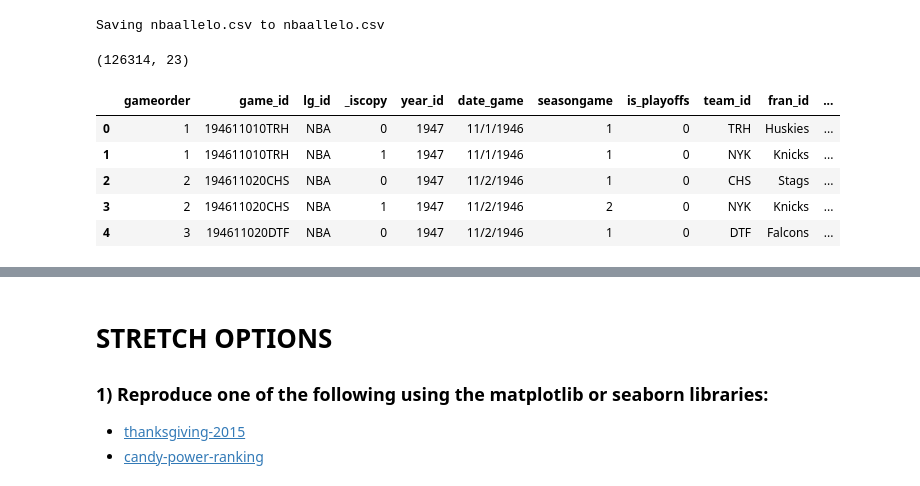
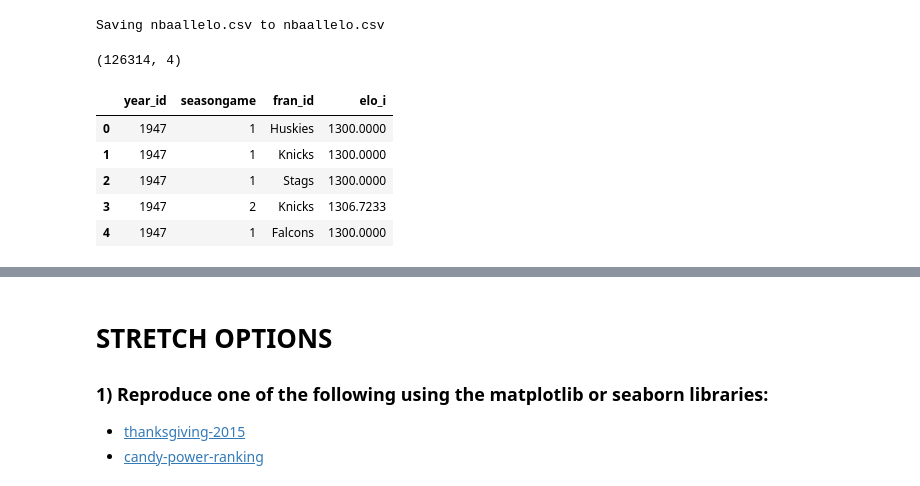
Before and after one commit to henryspg/DS-Unit-1-Sprint-1-Data-Wrangling-and-Storytelling, a Jupyter notebook: LS_DS_114_Make_Explanatory_Visualizations_Assignment_henry.ipynb, the cells around one changed output, grey strips where cells are left out. Drawn from its saved outputs; the diff is of its cells as text; code cells hidden in the pictures.

```diff
--- a/LS_DS_114_Make_Explanatory_Visualizations_Assignment_henry.ipynb
+++ b/LS_DS_114_Make_Explanatory_Visualizations_Assignment_henry.ipynb
@@ -40,15 +40,15 @@ uploaded = files.upload()      ###  RUN first,  and then  Chese FILES !!!
 [interactive output not drawn]
 Saving nbaallelo.csv to nbaallelo.csv
 # %%
-df = pd.read_csv('nbaallelo.csv')
+df = pd.read_csv('nbaallelo.csv', usecols=['year_id', 'seasongame', 'fran_id', 'elo_i' ])
 
 print(df.shape)
 df.head()
 # %% [output]
-(126314, 23)
+(126314, 4)
-|  | gameorder | game_id | lg_id | _iscopy | year_id | date_game | seasongame | is_playoffs | team_id | fran_id | ... |
-| 0 | 1 | 194611010TRH | NBA | 0 | 1947 | 11/1/1946 | 1 | 0 | TRH | Huskies | ... |
-| 1 | 1 | 194611010TRH | NBA | 1 | 1947 | 11/1/1946 | 1 | 0 | NYK | Knicks | ... |
-| 2 | 2 | 194611020CHS | NBA | 0 | 1947 | 11/2/1946 | 1 | 0 | CHS | Stags | ... |
-| 3 | 2 | 194611020CHS | NBA | 1 | 1947 | 11/2/1946 | 2 | 0 | NYK | Knicks | ... |
-| 4 | 3 | 194611020DTF | NBA | 0 | 1947 | 11/2/1946 | 1 | 0 | DTF | Falcons | ... |
+|  | year_id | seasongame | fran_id | elo_i |
+| 0 | 1947 | 1 | Huskies | 1300.0000 |
+| 1 | 1947 | 1 | Knicks | 1300.0000 |
+| 2 | 1947 | 1 | Stags | 1300.0000 |
+| 3 | 1947 | 2 | Knicks | 1306.7233 |
+| 4 | 1947 | 1 | Falcons | 1300.0000 |
```
Also changed, not shown: parts of 4 cells of this notebook.
